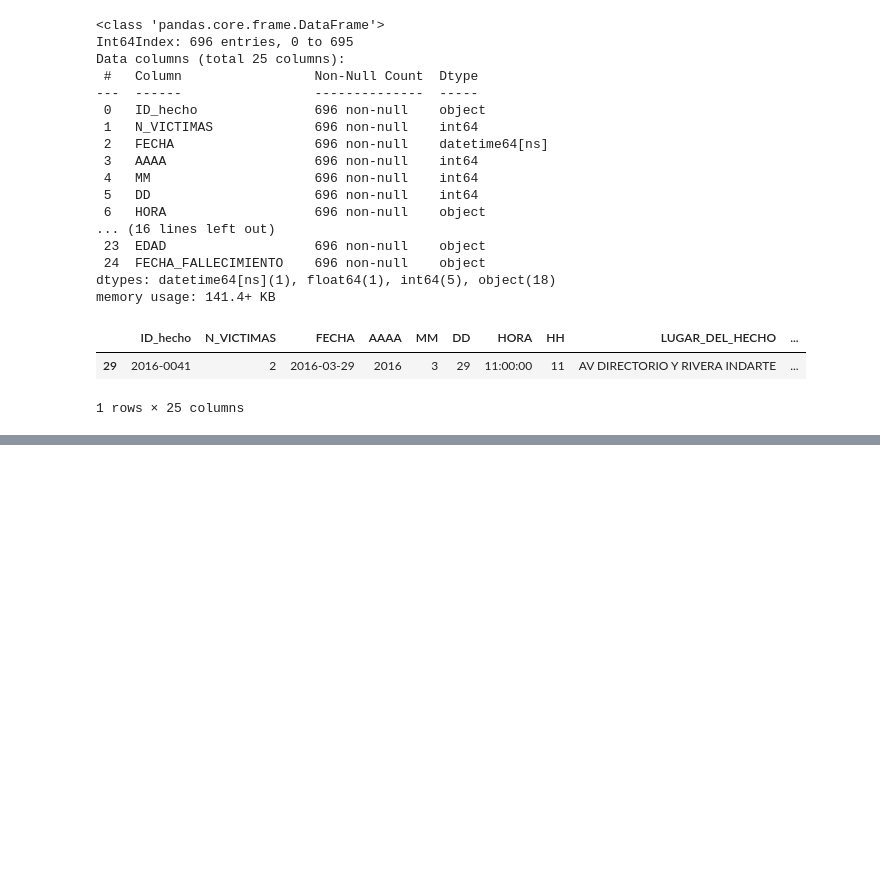
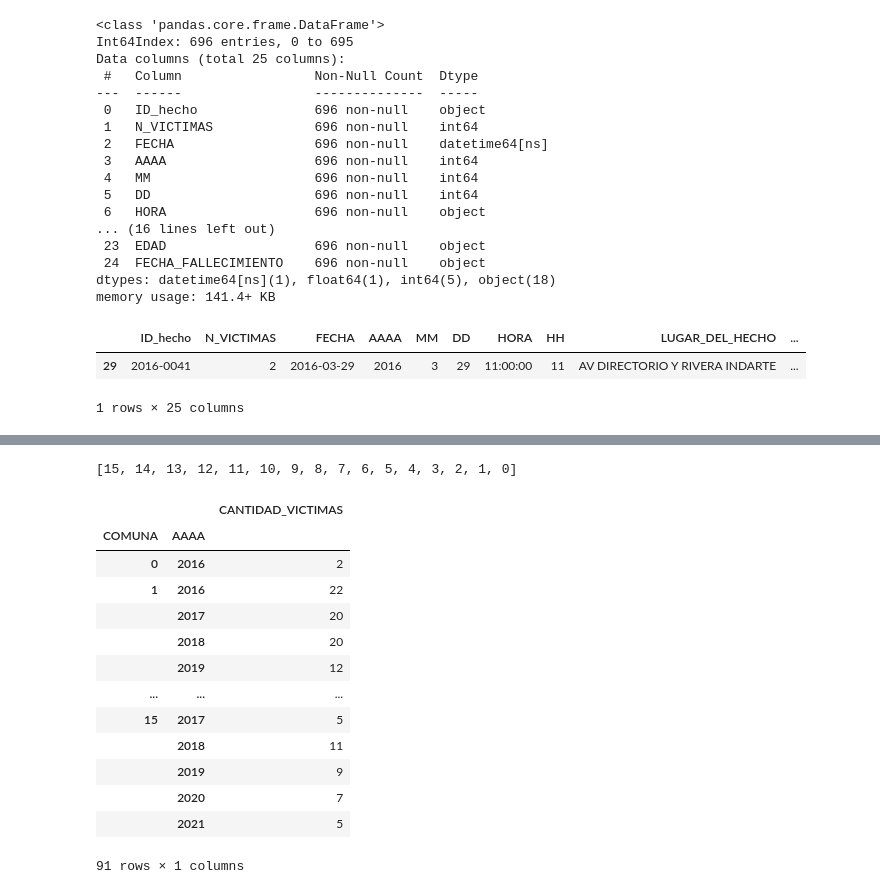
Before and after one commit to vanesalinas/HenryPI_DataAnalyst_PT06, a Jupyter notebook: EDA.ipynb, the cells around one changed output, grey strips where cells are left out. Drawn from its saved outputs; the diff is of its cells as text; code cells hidden in the pictures; blank space fills up the shorter version.

```diff
--- a/EDA.ipynb
+++ b/EDA.ipynb
@@ -231,0 +294,23 @@ df_combinado[df_combinado['ID_hecho'] == '2016-0041']
+# %%
+sorted(df_combinado['COMUNA'].unique(), reverse=True)
+# %% [output]
+[15, 14, 13, 12, 11, 10, 9, 8, 7, 6, 5, 4, 3, 2, 1, 0]
+# %%
+# Contar el número de víctimas por comuna y agrupar por año
+victimas_por_año_comuna = df_combinado.groupby(['COMUNA', 'AAAA']).agg(CANTIDAD_VICTIMAS=('N_VICTIMAS', 'sum'))
+victimas_por_año_comuna
+# %% [output]
+|  |  | CANTIDAD_VICTIMAS |
+| COMUNA | AAAA |  |
+| 0 | 2016 | 2 |
+| 1 | 2016 | 22 |
+|  | 2017 | 20 |
+|  | 2018 | 20 |
+|  | 2019 | 12 |
+| ... | ... | ... |
+| 15 | 2017 | 5 |
+|  | 2018 | 11 |
+|  | 2019 | 9 |
+|  | 2020 | 7 |
+|  | 2021 | 5 |
+91 rows × 1 columns
```
Also changed, not shown: parts of 13 cells of this notebook.
